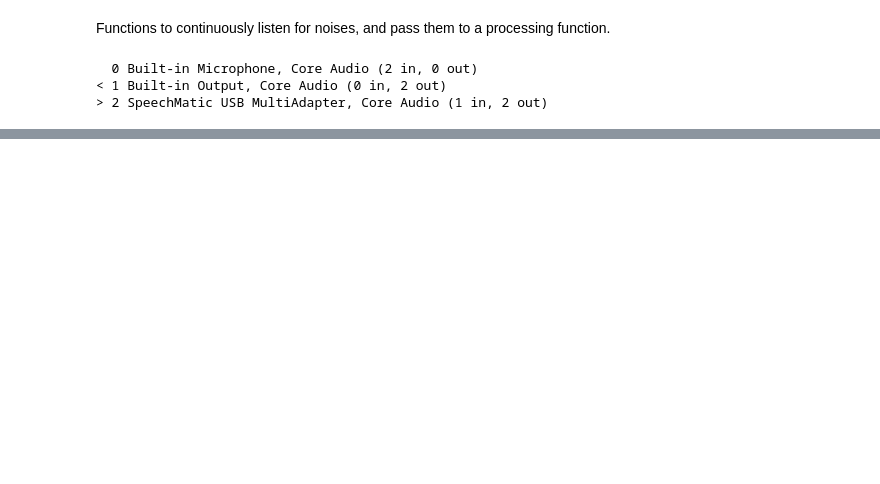
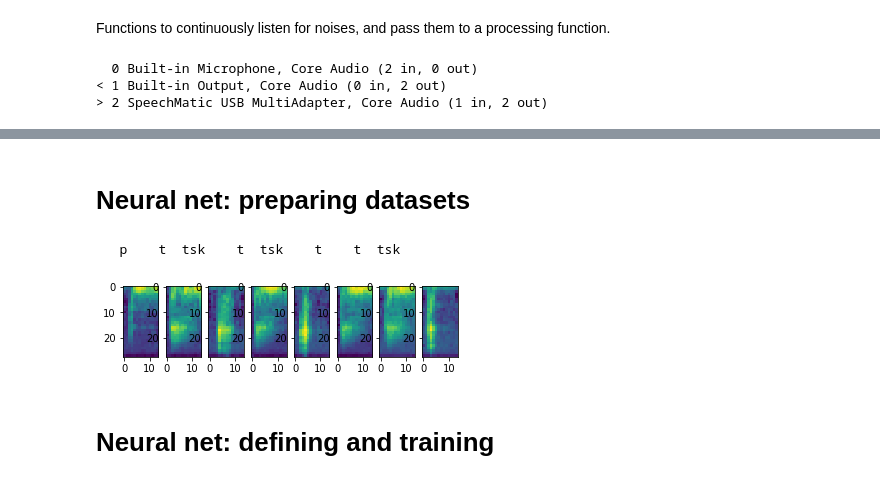
Before and after one commit to tremol/beatbot-noise-control, a Jupyter notebook: Exploration 4 - unifying in one workflow.ipynb, the cells around one changed output, grey strips where cells are left out. Cells and saved outputs as stored; diff of their text form; code cells hidden in the pictures; blank space fills up the shorter version.

```diff
--- a/Exploration 4 - unifying in one workflow.ipynb
+++ b/Exploration 4 - unifying in one workflow.ipynb
@@ -230,0 +254,2 @@ N_MELS = 28                # the number of mel filterbanks in the spectrogram
+# %% [markdown]
+# Neural net: preparing datasets
@@ -230,0 +324,20 @@ N_MELS = 28                # the number of mel filterbanks in the spectrogram
+# %%
+# TESTING
+my_dataset = NoisesDataset(my_recordings, samplerate, N_MELS)
+my_train_loader, my_test_loader, my_train_dataset, my_test_dataset = prepare_data_loaders(my_dataset, batch_size=8)
+
+# get some random training spectrograms
+my_train_dataiter = iter(my_train_loader)
+my_spectrograms, my_labels = my_train_dataiter.next()
+my_batch_size = 8
+
+# show spectrograms and print labels
+fig, ax = plt.subplots(1, my_batch_size)
+for i in range(len(my_spectrograms)):
+    ax[i].imshow(my_spectrograms[i][0].numpy()) # the 0 selects the first (only) channel
+print(' '.join('%4s' % my_dataset.noise_int_to_str[my_labels[j].item()] for j in range(my_batch_size)))
+# %% [output]
+   p    t  tsk    t  tsk    t    t  tsk
+[figure, added]
+# %% [markdown]
+# Neural net: defining and training
```
Also changed, not shown: parts of 16 cells of this notebook.
